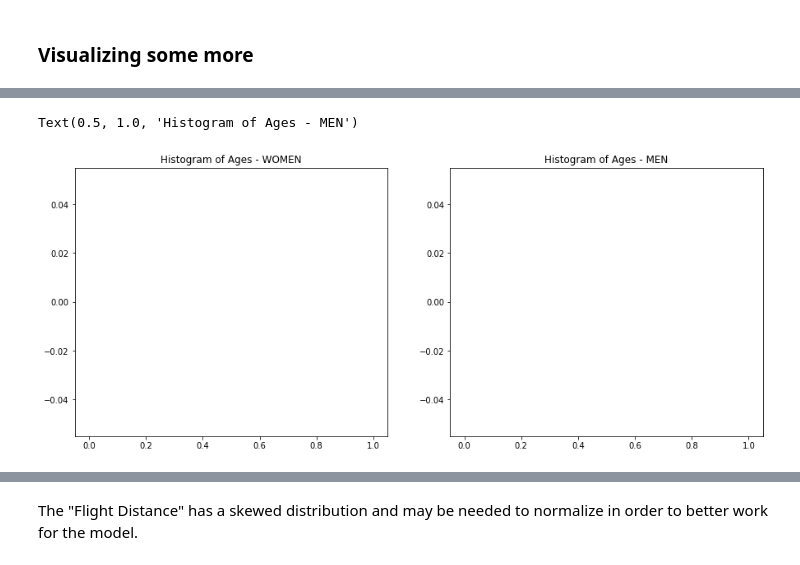
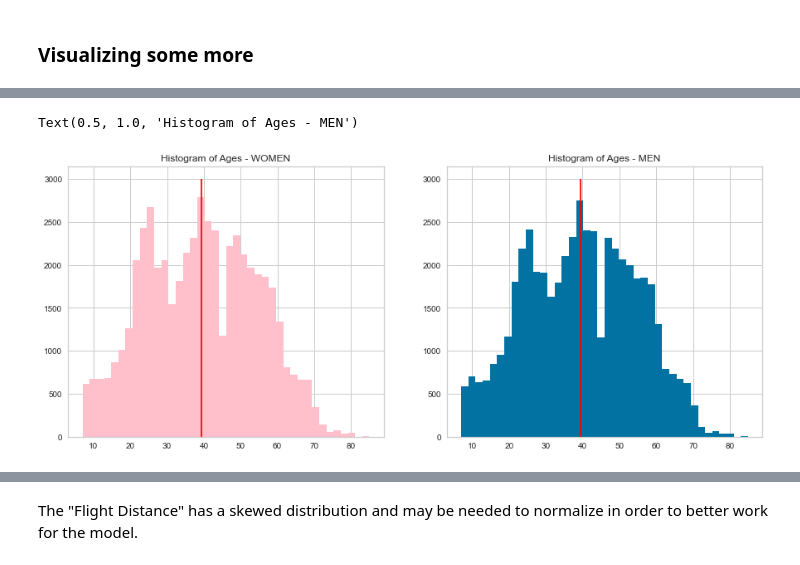
Before and after one commit to leo-cavalcante/airline-passenger-satisfaction, a Jupyter notebook: Airline Passenger Satisfaction_v4.ipynb, the cells around one changed output, grey strips where cells are left out. Cells and saved outputs as stored; diff of their text form; code cells hidden in the pictures.

```diff
--- a/Airline Passenger Satisfaction_v4.ipynb
+++ b/Airline Passenger Satisfaction_v4.ipynb
@@ -382,15 +408,15 @@ Text(0.5, 1.0, 'Histogram of Ages')
 # %%
 fig, (ax1,ax2) = plt.subplots(1,2, figsize=(15,6))
-ax1.hist(airline_train[airline_train["Gender"]=="Female"]["Age"],bins=40,color="pink")
-ax1.vlines(airline_train[airline_train["Gender"]=="Female"]["Age"].mean(),1,3000,color="red")
+ax1.hist(airline_train[airline_train["Gender"]==1]["Age"],bins=40,color="pink")
+ax1.vlines(airline_train[airline_train["Gender"]==1]["Age"].mean(),1,3000,color="red")
 ax1.set_title("Histogram of Ages - WOMEN")
 
-ax2.hist(airline_train[airline_train["Gender"]=="Male"]["Age"],bins=40)
-ax2.vlines(airline_train[airline_train["Gender"]=="Male"]["Age"].mean(),1,3000,color="red")
+ax2.hist(airline_train[airline_train["Gender"]==0]["Age"],bins=40)
+ax2.vlines(airline_train[airline_train["Gender"]==0]["Age"].mean(),1,3000,color="red")
 ax2.set_title("Histogram of Ages - MEN")
 # %% [output]
 Text(0.5, 1.0, 'Histogram of Ages - MEN')
-[figure, old version]
+[figure, new version]
 # %%
 # Checking the distribution of Flight distance
 airline_train["Flight Distance"].hist(bins=40)
```
Also changed, not shown: parts of 79 cells of this notebook.
